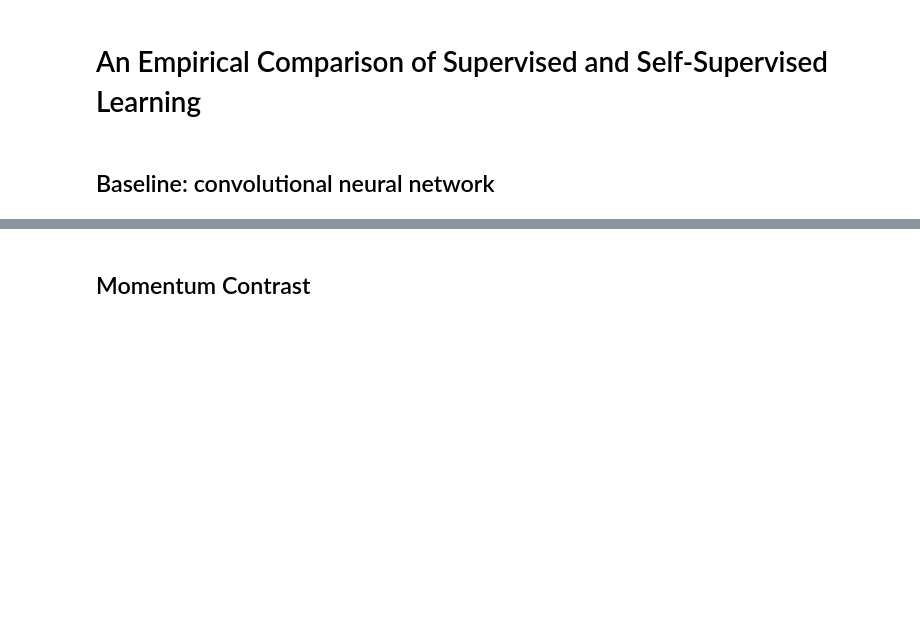
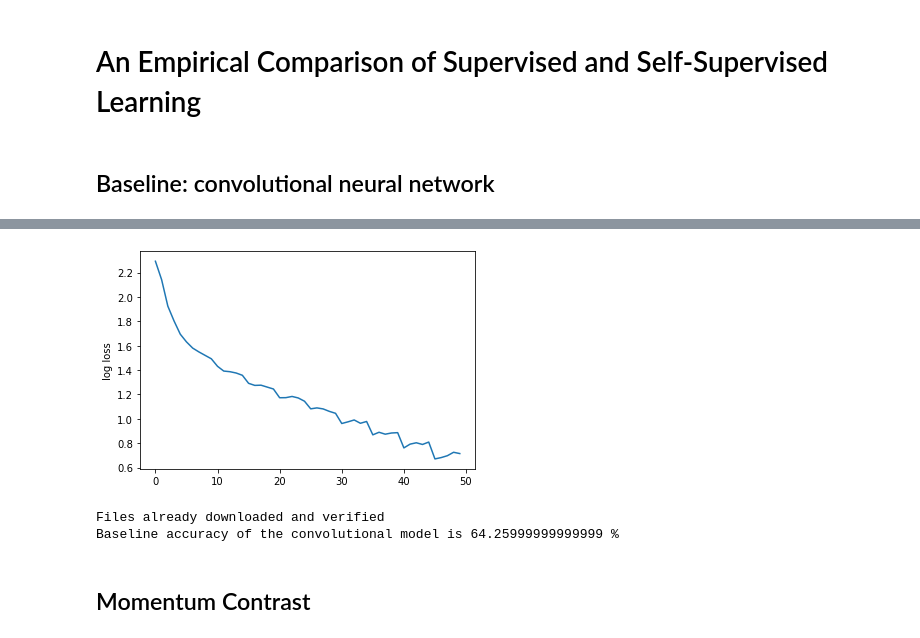
Before and after one commit to Allen-Z-4230/MoCo-CIFAR10, a Jupyter notebook: comparison.ipynb, the cells around one changed output, grey strips where cells are left out. Saved outputs shown, nothing was run; the diff lists cells and outputs as text; code cells hidden in the pictures; blank space fills up the shorter version.

```diff
--- a/comparison.ipynb
+++ b/comparison.ipynb
@@ -36,0 +22,4 @@ ConvNet(
+# %%
+conv_args = TrainArgs(batchsize = 10)
+# %%
+ConvNet, conv_losses = train_ConvNet(conv_args)
@@ -37,2 +30,12 @@ ConvNet(
+# %%
+plt.plot(conv_losses);
+plt.ylabel('log loss');
+# %% [output]
+[figure, added]
+# %%
+print(f'Baseline accuracy of the convolutional model is {test_conv(ConvNet)*100} %')
+# %% [output]
+Files already downloaded and verified
+Baseline accuracy of the convolutional model is 64.25999999999999 %
 # %% [markdown]
 ## Momentum Contrast
```
Also changed, not shown: parts of 32 cells of this notebook, 7 other files.
